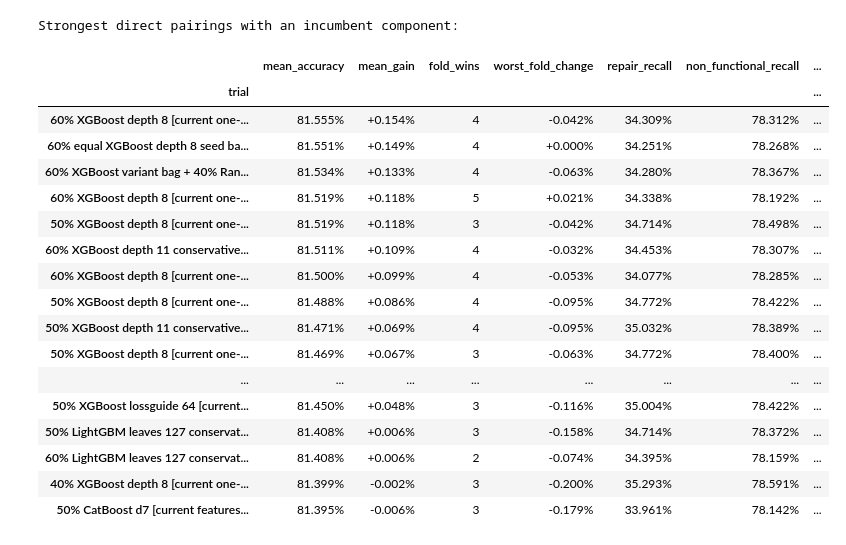
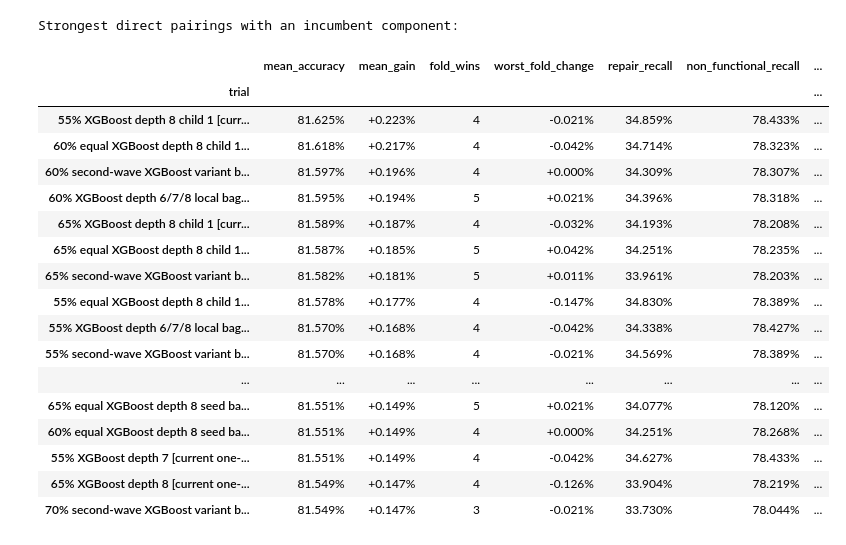
Before and after one commit to AnthonyPWatts/imperial-capstone, a Jupyter notebook: stage-1-pump-it-up/notebooks/07-model-family-screen-and-submissions.ipynb, the cells around one changed output. Cells and saved outputs as stored; diff of their text form; code cells hidden in the pictures.

Commit message:
Expanded XGBoost ensemble screening

```diff
--- a/stage-1-pump-it-up/notebooks/07-model-family-screen-and-submissions.ipynb
+++ b/stage-1-pump-it-up/notebooks/07-model-family-screen-and-submissions.ipynb
@@ -33,7 +33,9 @@ Recorded 115 standalone and probability-combination trials.
 display_columns = [
     'mean_accuracy', 'mean_gain', 'fold_wins', 'worst_fold_change',
     'repair_recall', 'non_functional_recall',
-    'incumbent_disagreement', 'passes_gate',
+    'incumbent_disagreement', 'current_leader_gain',
+    'current_leader_disagreement', 'passes_gate',
+    'beats_current_leader_gate',
 ]
 summary.loc[:, display_columns].head(25).style.format({
     'mean_accuracy': '{:.3%}',
@@ -42,6 +44,8 @@ summary.loc[:, display_columns].head(25).style.format({
     'repair_recall': '{:.3%}',
     'non_functional_recall': '{:.3%}',
     'incumbent_disagreement': '{:.3%}',
+    'current_leader_gain': '{:+.3%}',
+    'current_leader_disagreement': '{:.3%}',
 })
 # %% [output]
 |  | mean_accuracy | mean_gain | fold_wins | worst_fold_change | repair_recall | non_functional_recall | ... |
@@ -96,38 +103,39 @@ Standalone models and incumbent components:
 # %%
 component_pair_names = [
     name for name, recipe in screen['recipes'].items()
     if len(recipe) == 2
     and any(component in {'Random Forest', 'histogram boosting'} for component, _ in recipe)
     and name != screen['incumbent_name']
 ]
 print('Strongest direct pairings with an incumbent component:')
 summary.loc[summary.index.intersection(component_pair_names), display_columns].sort_values(
     'mean_accuracy', ascending=False
 ).head(20).style.format({
     'mean_accuracy': '{:.3%}', 'mean_gain': '{:+.3%}',
     'worst_fold_change': '{:+.3%}', 'repair_recall': '{:.3%}',
     'non_functional_recall': '{:.3%}', 'incumbent_disagreement': '{:.3%}',
+    'current_leader_gain': '{:+.3%}', 'current_leader_disagreement': '{:.3%}',
 })
 # %% [output]
 Strongest direct pairings with an incumbent component:
 |  | mean_accuracy | mean_gain | fold_wins | worst_fold_change | repair_recall | non_functional_recall | ... |
 | trial |  |  |  |  |  |  | ... |
-| 60% XGBoost depth 8 [current one-... | 81.555% | +0.154% | 4 | -0.042% | 34.309% | 78.312% | ... |
+| 55% XGBoost depth 8 child 1 [curr... | 81.625% | +0.223% | 4 | -0.021% | 34.859% | 78.433% | ... |
+| 60% equal XGBoost depth 8 child 1... | 81.618% | +0.217% | 4 | -0.042% | 34.714% | 78.323% | ... |
+| 60% second-wave XGBoost variant b... | 81.597% | +0.196% | 4 | +0.000% | 34.309% | 78.307% | ... |
+| 60% XGBoost depth 6/7/8 local bag... | 81.595% | +0.194% | 5 | +0.021% | 34.396% | 78.318% | ... |
+| 65% XGBoost depth 8 child 1 [curr... | 81.589% | +0.187% | 4 | -0.032% | 34.193% | 78.208% | ... |
+| 65% equal XGBoost depth 8 child 1... | 81.587% | +0.185% | 5 | +0.042% | 34.251% | 78.235% | ... |
+| 65% second-wave XGBoost variant b... | 81.582% | +0.181% | 5 | +0.011% | 33.961% | 78.203% | ... |
+| 55% equal XGBoost depth 8 child 1... | 81.578% | +0.177% | 4 | -0.147% | 34.830% | 78.389% | ... |
+| 55% XGBoost depth 6/7/8 local bag... | 81.570% | +0.168% | 4 | -0.042% | 34.338% | 78.427% | ... |
+| 55% second-wave XGBoost variant b... | 81.570% | +0.168% | 4 | -0.021% | 34.569% | 78.389% | ... |
+| ... | ... | ... | ... | ... | ... | ... | ... |
+| 65% equal XGBoost depth 8 seed ba... | 81.551% | +0.149% | 5 | +0.021% | 34.077% | 78.120% | ... |
 | 60% equal XGBoost depth 8 seed ba... | 81.551% | +0.149% | 4 | +0.000% | 34.251% | 78.268% | ... |
-| 60% XGBoost variant bag + 40% Ran... | 81.534% | +0.133% | 4 | -0.063% | 34.280% | 78.367% | ... |
-| 60% XGBoost depth 8 [current one-... | 81.519% | +0.118% | 5 | +0.021% | 34.338% | 78.192% | ... |
-| 50% XGBoost depth 8 [current one-... | 81.519% | +0.118% | 3 | -0.042% | 34.714% | 78.498% | ... |
-| 60% XGBoost depth 11 conservative... | 81.511% | +0.109% | 4 | -0.032% | 34.453% | 78.307% | ... |
-| 60% XGBoost depth 8 [current one-... | 81.500% | +0.099% | 4 | -0.053% | 34.077% | 78.285% | ... |
-| 50% XGBoost depth 8 [current one-... | 81.488% | +0.086% | 4 | -0.095% | 34.772% | 78.422% | ... |
-| 50% XGBoost depth 11 conservative... | 81.471% | +0.069% | 4 | -0.095% | 35.032% | 78.389% | ... |
-| 50% XGBoost depth 8 [current one-... | 81.469% | +0.067% | 3 | -0.063% | 34.772% | 78.400% | ... |
-| ... | ... | ... | ... | ... | ... | ... | ... |
-| 50% XGBoost lossguide 64 [current... | 81.450% | +0.048% | 3 | -0.116% | 35.004% | 78.422% | ... |
-| 50% LightGBM leaves 127 conservat... | 81.408% | +0.006% | 3 | -0.158% | 34.714% | 78.372% | ... |
-| 60% LightGBM leaves 127 conservat... | 81.408% | +0.006% | 2 | -0.074% | 34.395% | 78.159% | ... |
-| 40% XGBoost depth 8 [current one-... | 81.399% | -0.002% | 3 | -0.200% | 35.293% | 78.591% | ... |
-| 50% CatBoost d7 [current features... | 81.395% | -0.006% | 3 | -0.179% | 33.961% | 78.142% | ... |
+| 55% XGBoost depth 7 [current one-... | 81.551% | +0.149% | 4 | -0.042% | 34.627% | 78.433% | ... |
+| 65% XGBoost depth 8 [current one-... | 81.549% | +0.147% | 4 | -0.126% | 33.904% | 78.219% | ... |
+| 70% second-wave XGBoost variant b... | 81.549% | +0.147% | 3 | -0.021% | 33.730% | 78.044% | ... |
 # %%
 selected_names = select_submission_candidate_names(screen)
 passing = summary.loc[summary['passes_gate'], display_columns]
```
Also changed, not shown: parts of 6 cells of this notebook, 10 other files.
